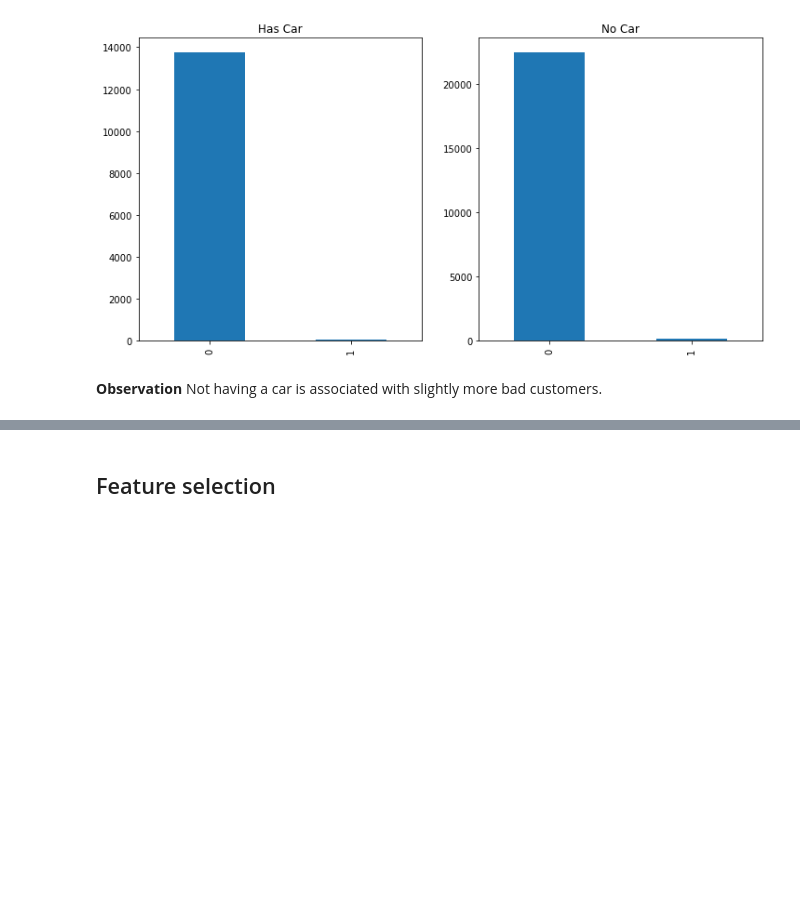
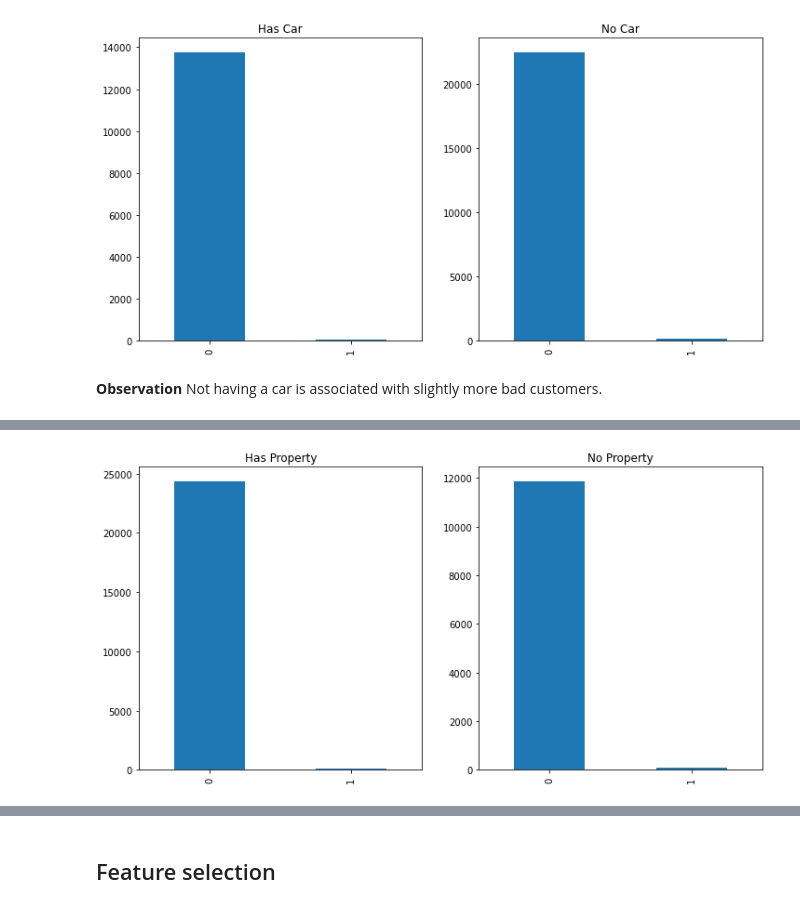
Before and after one commit to jmoschos/Credit-score-approval, a Jupyter notebook: Credit_score.ipynb, the cells around one changed output, grey strips where cells are left out. Saved outputs shown, nothing was run; the diff lists cells and outputs as text; code cells hidden in the pictures; blank space fills up the shorter version.

```diff
--- a/Credit_score.ipynb
+++ b/Credit_score.ipynb
@@ -418,0 +449,9 @@ plt.show()
+# %%
+unique_properties = new_data.FLAG_OWN_REALTY.unique()
+properties = [new_data[new_data.FLAG_OWN_REALTY == val] for val in unique_properties]
+# %%
+for val in properties:
+    print("Has Car: ", val.FLAG_OWN_REALTY.unique())
+    print("Number of customers:", len(val))
+    print("Good customers percentage:",val.Label[val.Label ==0].count()/len(val))
+    print("Bad customers percentage:",val.Label[val.Label ==1].count()/len(val))
@@ -418,0 +467,11 @@ plt.show()
+# %%
+nrow = 1
+ncol = 2
+
+fig, axes = plt.subplots(nrows=nrow,ncols=ncol,figsize=(12,6))
+
+for i,val in enumerate(properties):
+    val.Label.value_counts().plot(kind = "bar", ax = axes[i])
+    axes[i].set_title("Has Property" if(val.FLAG_OWN_REALTY.unique()=="Y") else "No Property")
+# %% [output]
+[figure, added]
```
Also changed, not shown: parts of 12 cells of this notebook.
